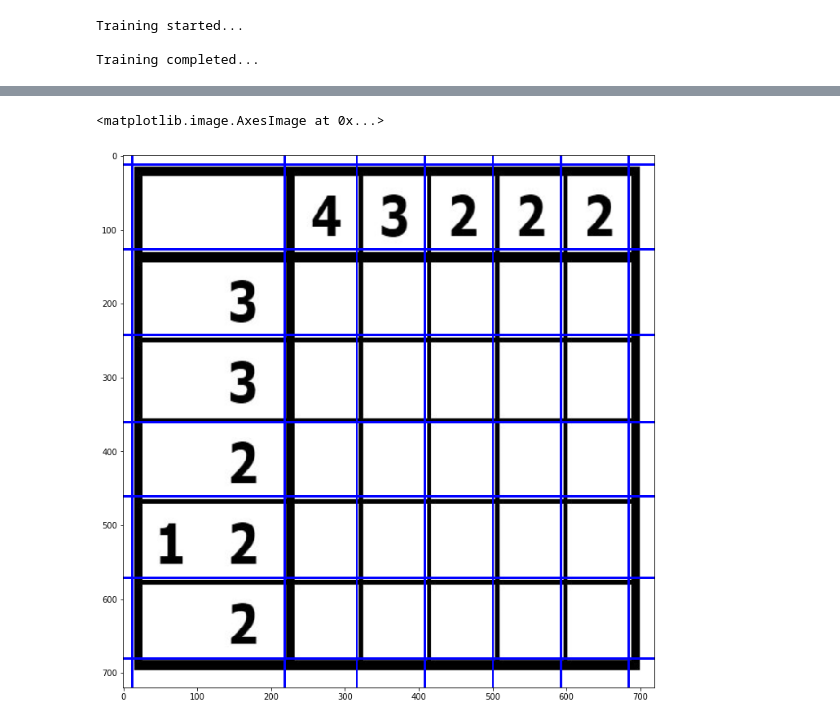
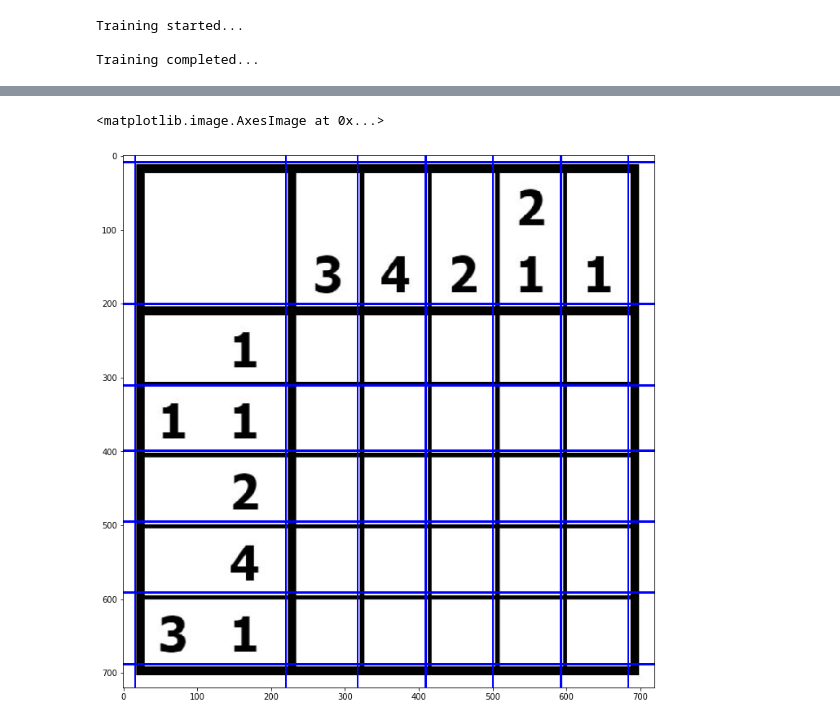
Before and after one commit to djordjeognjenovic97/Nonogram-Solver, a Jupyter notebook: nonogram/nonogram.ipynb, the cells around one changed output, grey strips where cells are left out. Saved outputs shown, nothing was run; the diff lists cells and outputs as text; code cells hidden in the pictures.

```diff
--- a/nonogram/nonogram.ipynb
+++ b/nonogram/nonogram.ipynb
@@ -151,7 +151,7 @@ print(display_result(result, alphabet))
 
 [2, 3]
 # %%
-img = cv2.imread('images/nonogram8.jpg')# ucitavanje slike sa diska
+img = cv2.imread('images/nonogram7.jpg')# ucitavanje slike sa diska
 img = cv2.resize(img, (720,720))
 slikica = img.copy()
 #img = cv2.cvtColor(img, cv2.COLOR_BGR2RGB) # konvertovanje iz BGR u RGB model boja (OpenCV ucita sliku kao BGR)
@@ -182,34 +182,34 @@ for line in vert_linije:
         posljednji_rho=rho
     else:
         if (rho-posljednji_rho>20):
             posljednji_rho=rho
             filtrirane_linije.append(line)
 posljednji_rho=None
 horiz_linije.sort(key=lambda element: element[0][0])
 for line in horiz_linije:
     rho,theta=line[0]
     if posljednji_rho==None:
         posljednji_rho=rho
         filtrirane_linije.append(line)
     else:
         if (rho-posljednji_rho>20):
             posljednji_rho=rho
             filtrirane_linije.append(line)
 for line in filtrirane_linije:
     rho,theta=line[0]
     a = np.cos(theta)
     b = np.sin(theta)
     x0 = a*rho
     y0 = b*rho
     x1 = int(x0 + 1000*(-b))
     y1 = int(y0 + 1000*(a))
     x2 = int(x0 - 1000*(-b))
     y2 = int(y0 - 1000*(a))
     cv2.line(img,(x1,y1),(x2,y2),(0,0,255),2)
 plt.imshow(img)
 # %% [output]
 <matplotlib.image.AxesImage at 0x...>
-[figure, old version]
+[figure, new version]
 # %%
 import math
 # %%
```
Also changed, not shown: parts of 9 cells of this notebook, 2 other files.
